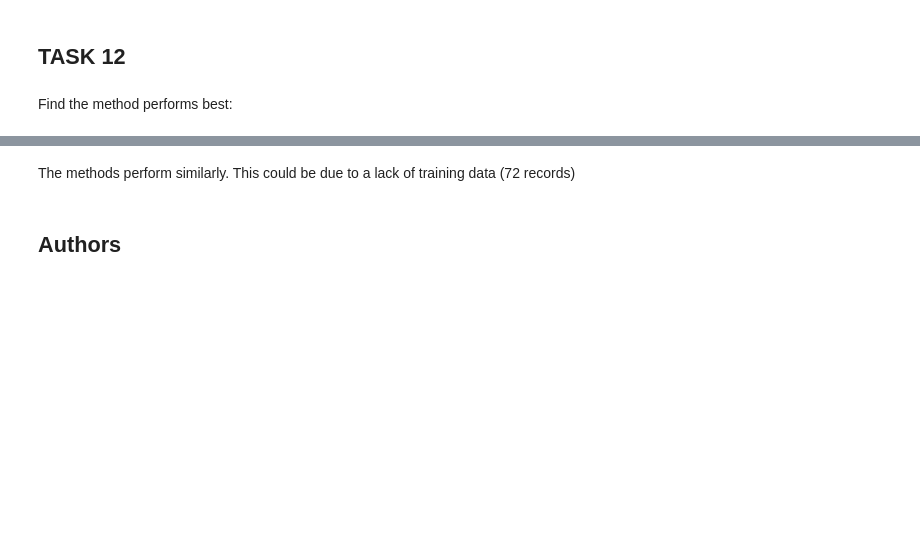
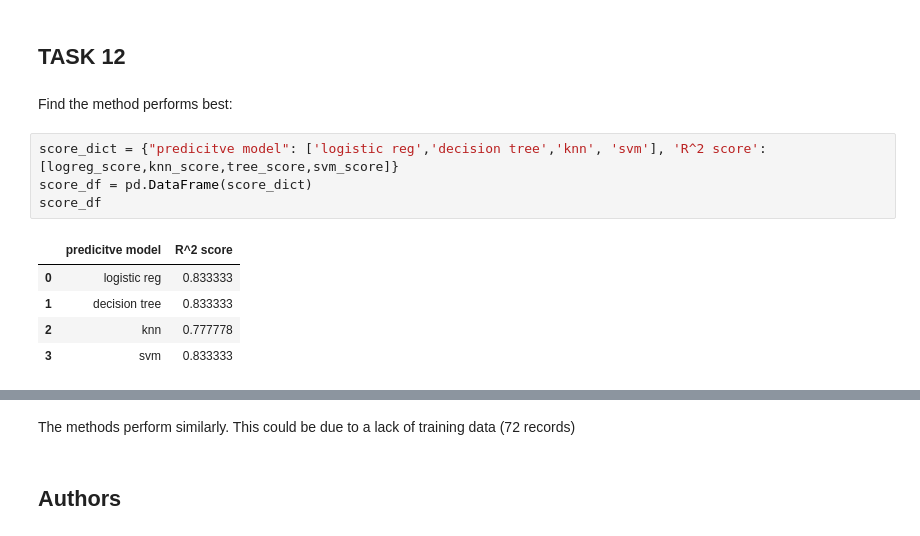
Before and after one commit to chucey/Capstone-IBM-Data-Science-Project-Repository, a Jupyter notebook: Machine Learning Prediction Notebook.ipynb, the cells around one changed output, grey strips where cells are left out. Drawn from its saved outputs; the diff is of its cells as text; blank space fills up the shorter version.

```diff
--- a/Machine Learning Prediction Notebook.ipynb
+++ b/Machine Learning Prediction Notebook.ipynb
@@ -327,3 +327,13 @@ plot_confusion_matrix(Y_test,yhat_knn)
 ## TASK  12
 # %% [markdown]
 Find the method performs best:
+# %%
+score_dict = {"predicitve model": ['logistic reg','decision tree','knn', 'svm'], 'R^2 score': [logreg_score,knn_score,tree_score,svm_score]}
+score_df = pd.DataFrame(score_dict)
+score_df
+# %% [output]
+|  | predicitve model | R^2 score |
+| 0 | logistic reg | 0.833333 |
+| 1 | decision tree | 0.833333 |
+| 2 | knn | 0.777778 |
+| 3 | svm | 0.833333 |
```
Also changed, not shown: parts of 3 cells of this notebook.
